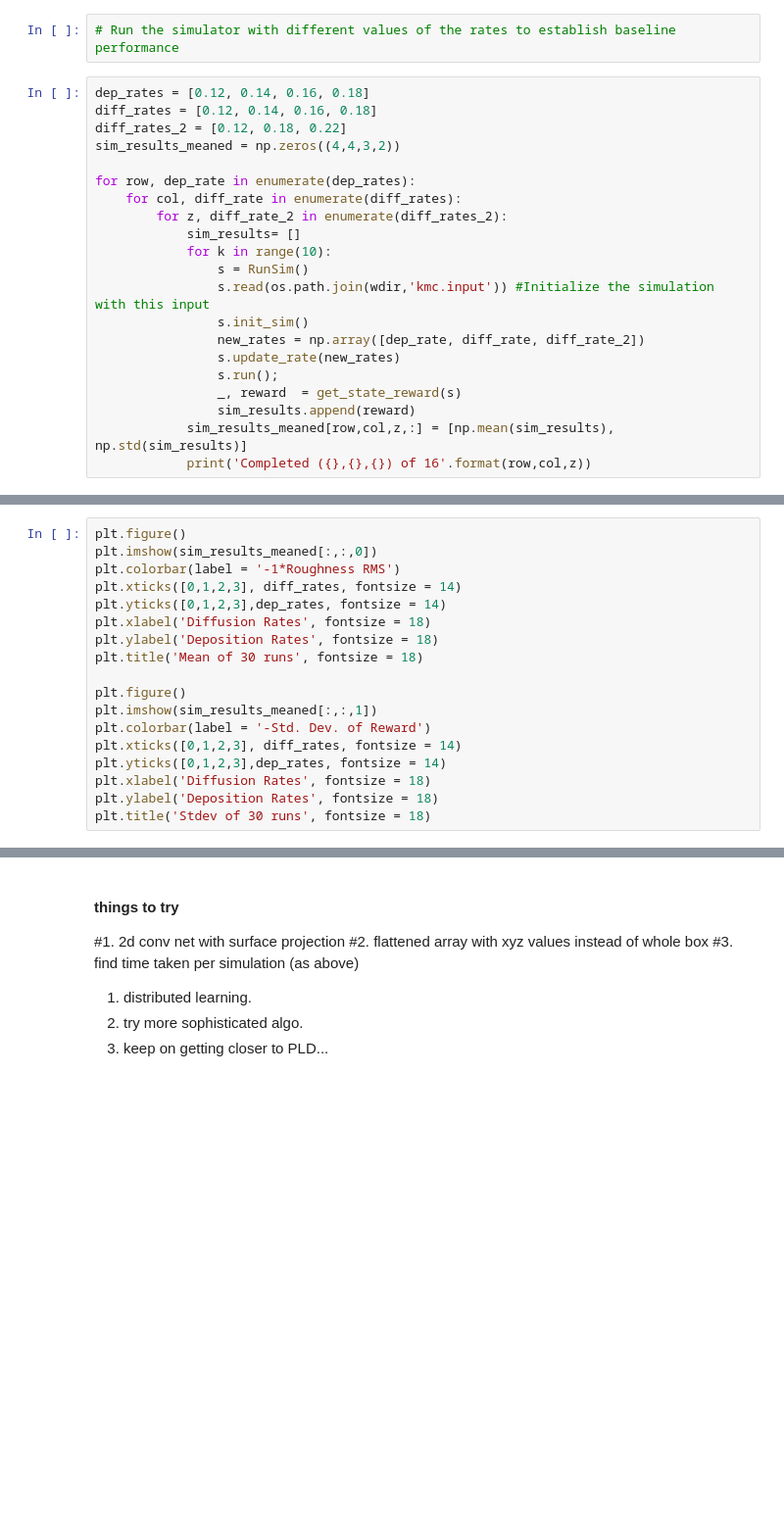
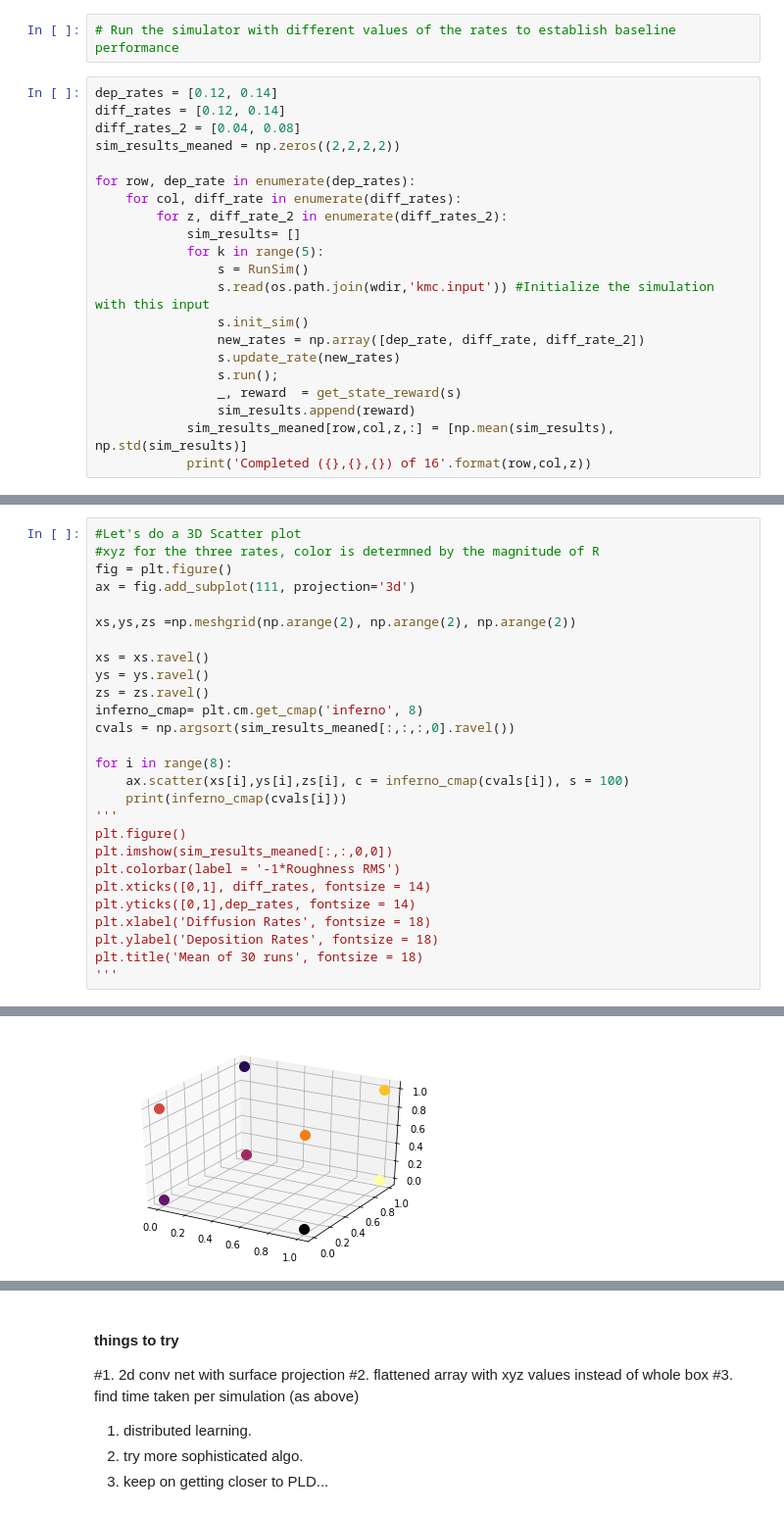
Before and after one commit to ramav87/kmcsim, a Jupyter notebook: notebooks/setup_and_run_kmc_simulation-v4.ipynb, the cells around one changed output, grey strips where cells are left out. Shown at 98% size. Saved outputs shown, nothing was run; the diff lists cells and outputs as text; blank space fills up the shorter version.

Commit message:
updates from dgx
updates to notebook and print statements for compatibility with python 2

```diff
--- a/notebooks/setup_and_run_kmc_simulation-v4.ipynb
+++ b/notebooks/setup_and_run_kmc_simulation-v4.ipynb
@@ -350,16 +397,16 @@ fig.savefig('actions_histogram_dep_sp_flat.png', dpi = 300)
 # %%
 # Run the simulator with different values of the rates to establish baseline performance
 # %%
-dep_rates = [0.12, 0.14, 0.16, 0.18]
-diff_rates = [0.12, 0.14, 0.16, 0.18]
-diff_rates_2 = [0.12, 0.18, 0.22]
-sim_results_meaned = np.zeros((4,4,3,2))
+dep_rates = [0.12, 0.14]
+diff_rates = [0.12, 0.14]
+diff_rates_2 = [0.04, 0.08]
+sim_results_meaned = np.zeros((2,2,2,2))
 
 for row, dep_rate in enumerate(dep_rates):
     for col, diff_rate in enumerate(diff_rates):
         for z, diff_rate_2 in enumerate(diff_rates_2):
             sim_results= []
-            for k in range(10):
+            for k in range(5):
                 s = RunSim()
                 s.read(os.path.join(wdir,'kmc.input')) #Initialize the simulation with this input
                 s.init_sim()
@@ -382,18 +438,28 @@ KeyboardInterrupt:
-# %%
-plt.figure()
-plt.imshow(sim_results_meaned[:,:,0])
-plt.colorbar(label = '-1*Roughness RMS')
-plt.xticks([0,1,2,3], diff_rates, fontsize = 14)
-plt.yticks([0,1,2,3],dep_rates, fontsize = 14)
-plt.xlabel('Diffusion Rates', fontsize = 18)
-plt.ylabel('Deposition Rates', fontsize = 18)
-plt.title('Mean of 30 runs', fontsize = 18)
-
-plt.figure()
-plt.imshow(sim_results_meaned[:,:,1])
-plt.colorbar(label = '-Std. Dev. of Reward')
-plt.xticks([0,1,2,3], diff_rates, fontsize = 14)
-plt.yticks([0,1,2,3],dep_rates, fontsize = 14)
-plt.xlabel('Diffusion Rates', fontsize = 18)
-plt.ylabel('Deposition Rates', fontsize = 18)
-plt.title('Stdev of 30 runs', fontsize = 18)
+# %%
+#Let's do a 3D Scatter plot
+#xyz for the three rates, color is determned by the magnitude of R
+fig = plt.figure()
+ax = fig.add_subplot(111, projection='3d')
+
+xs,ys,zs =np.meshgrid(np.arange(2), np.arange(2), np.arange(2))
+
+xs = xs.ravel()
+ys = ys.ravel()
+zs = zs.ravel()
+inferno_cmap= plt.cm.get_cmap('inferno', 8)
+cvals = np.argsort(sim_results_meaned[:,:,:,0].ravel())
+
+for i in range(8):
+    ax.scatter(xs[i],ys[i],zs[i], c = inferno_cmap(cvals[i]), s = 100)
+    print(inferno_cmap(cvals[i]))
+'''
+plt.figure()
+plt.imshow(sim_results_meaned[:,:,0,0])
+plt.colorbar(label = '-1*Roughness RMS')
+plt.xticks([0,1], diff_rates, fontsize = 14)
+plt.yticks([0,1],dep_rates, fontsize = 14)
+plt.xlabel('Diffusion Rates', fontsize = 18)
+plt.ylabel('Deposition Rates', fontsize = 18)
+plt.title('Mean of 30 runs', fontsize = 18)
+'''
+# %% [output]
@@ -399,0 +475 @@ plt.title('Stdev of 30 runs', fontsize = 18)
+[figure, added]
```
Also changed, not shown: parts of 14 cells of this notebook, 11 other files.
